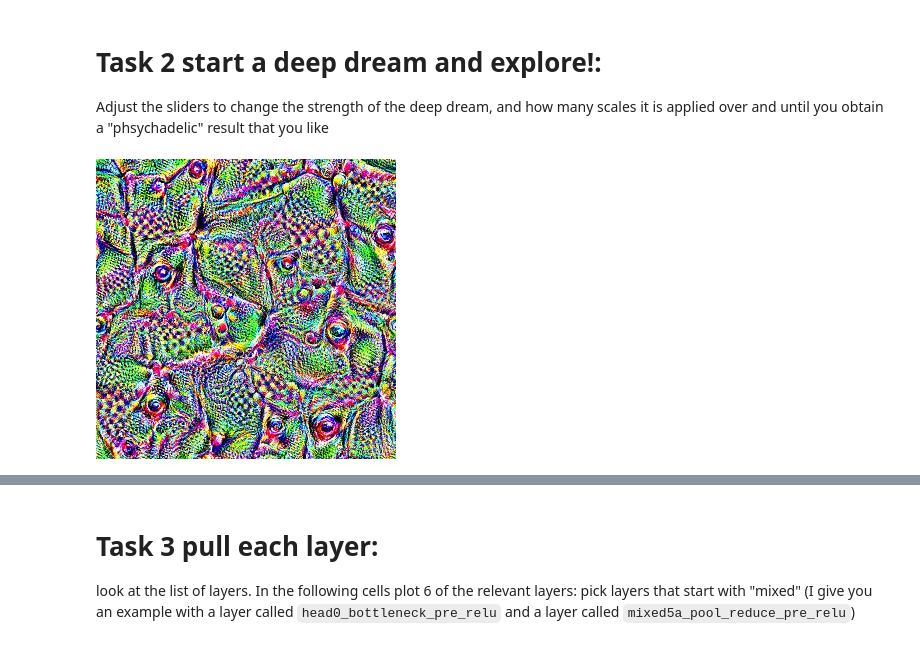
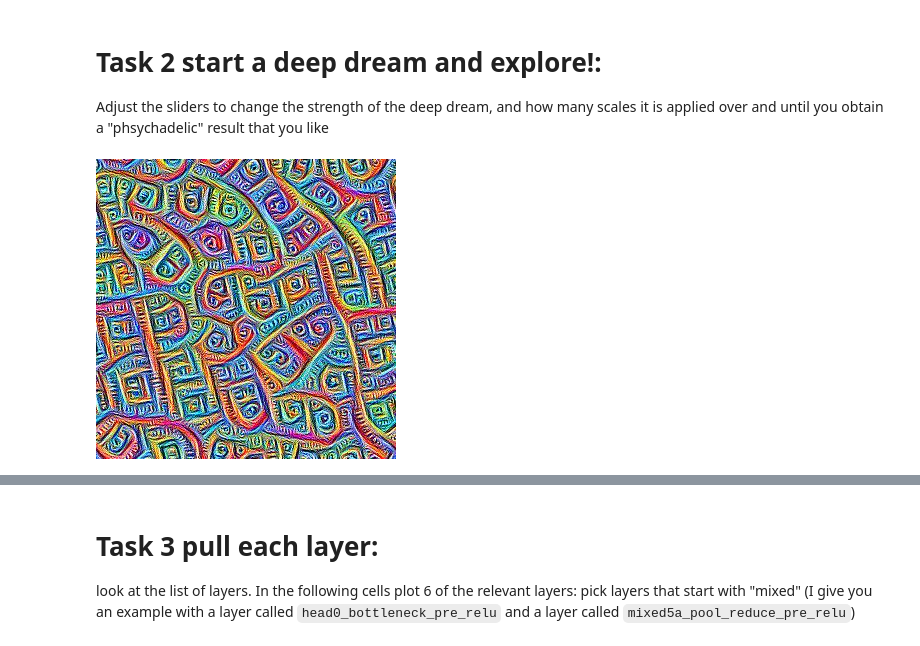
Before and after one commit to udbtsteve/FDSfE_SBeattie, a Jupyter notebook: HW7/deepdream_responses.ipynb, the cells around one changed output, grey strips where cells are left out. Drawn from its saved outputs; the diff is of its cells as text; code cells hidden in the pictures.

```diff
--- a/HW7/deepdream_responses.ipynb
+++ b/HW7/deepdream_responses.ipynb
@@ -100,6 +102,9 @@ def showarray(a, fmt='jpeg'):
 # Task 1: Create a random noise "image":
 an array of 300x300 pixels and 3 color channels (RGB). Fill it in with random noise but make sure the values are Unsigned integer 8bit type (np.unit8) and contained between 0 and 255. This is how a jpg image would be encoded in python and both pylab and this base code require this encoding for the image.  This can be achieved by generating random uniform noise (between 0 and 1) and convert it to 0-255 by multiplication, then convert the data type
 # %%
-rnd = ... #create a 300x300x3 array that contains gaussian noise only = np.randn() can be used to create the gaussian noise
-showarray(rnd)
+rnd = (np.random.uniform(low=0, high=1, size=[300,300,3]) * 255).astype('uint8')
+  #create a 300x300x3 array that contains gaussian noise only = np.randn() can be used to create the gaussian noise
+# showarray(rnd)
+print(rnd.shape)
+print(rnd)
 # %% [output]
@@ -166,12 +187,12 @@ def render_deepdream(t_obj, input_img, show_steps = True):
 
 Adjust the sliders to change the strength of the deep dream, and how many scales it is applied over and until you obtain a "phsychadelic" result that you like
 # %%
-octave_n = 3 #@param {type:"slider", max: 10}
+octave_n = 5 #@param {type:"slider", max: 10}
 octave_scale = 1.4 #@param {type:"number"}
-iter_n = 30 #@param {type:"slider", max: 50}
-strength = 821 #@param {type:"slider", max: 1000}
-layer = "mixed5a"  #@param ["mixed3a", "mixed3b", "mixed4a", "mixed4c", "mixed5a"]
+iter_n = 24 #@param {type:"slider", max: 50}
+strength = 513 #@param {type:"slider", max: 1000}
+layer = "mixed3a"  #@param ["mixed3a", "mixed3b", "mixed4a", "mixed4c", "mixed5a"]
 
 final = render_deepdream(tf.square(T(layer)), rnd)
 # %% [output]
-[figure, old version]
+[figure, new version]
```
Also changed, not shown: parts of 30 cells of this notebook.
